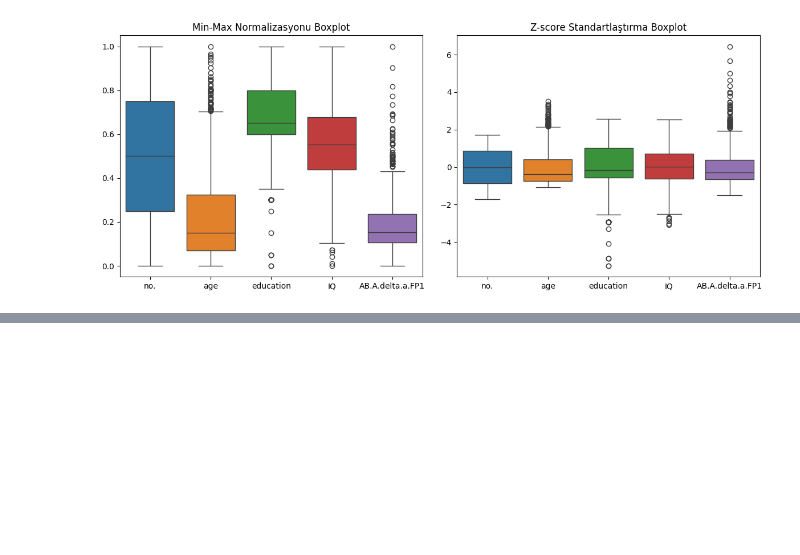
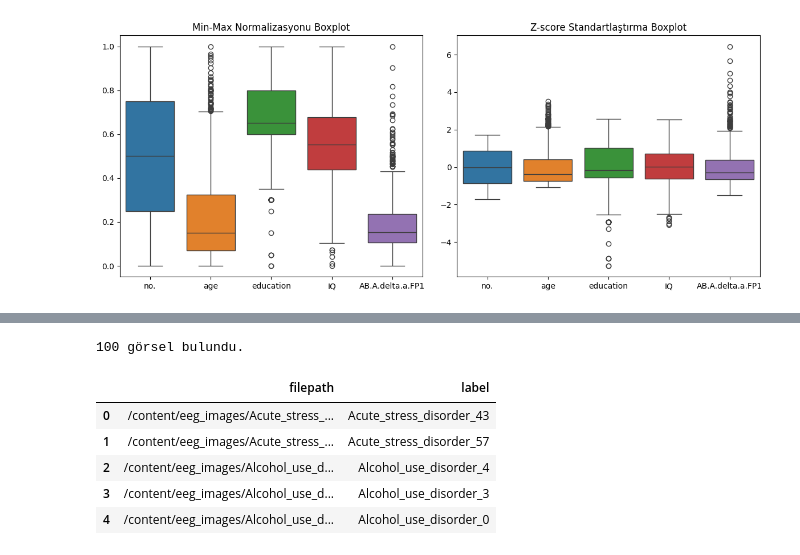
Before and after one commit to snmkrhn/EEG-Sinyalleri-ile-Psikiyatrik-Bozukluklar-n-Tespiti, a Jupyter notebook: EEG_Sinyalleri_ile_Psikiyatrik_Bozuklukların.ipynb, the cells around one changed output, grey strips where cells are left out. Cells and saved outputs as stored; diff of their text form; code cells hidden in the pictures; blank space fills up the shorter version.

```diff
--- a/EEG_Sinyalleri_ile_Psikiyatrik_Bozuklukların.ipynb
+++ b/EEG_Sinyalleri_ile_Psikiyatrik_Bozuklukların.ipynb
@@ -1041,0 +1082,27 @@ plt.show()
+# %%
+import os
+import pandas as pd
+
+# Görsellerin bulunduğu klasör
+image_dir = "/content/eeg_images"  # kendi yoluna göre güncelle
+
+# Dosya yollarını ve etiketleri al
+data = []
+for filename in os.listdir(image_dir):
+    if filename.endswith(".png"):
+        label = filename.split("-")[-1].replace(".png", "").strip()
+        path = os.path.join(image_dir, filename)
+        data.append((path, label))
+
+# DataFrame'e çevir
+df_images = pd.DataFrame(data, columns=["filepath", "label"])
+print(f"{len(df_images)} görsel bulundu.")
+df_images.head()
+# %% [output]
+100 görsel bulundu.
+|  | filepath | label |
+| 0 | /content/eeg_images/Acute_stress_... | Acute_stress_disorder_43 |
+| 1 | /content/eeg_images/Acute_stress_... | Acute_stress_disorder_57 |
+| 2 | /content/eeg_images/Alcohol_use_d... | Alcohol_use_disorder_4 |
+| 3 | /content/eeg_images/Alcohol_use_d... | Alcohol_use_disorder_3 |
+| 4 | /content/eeg_images/Alcohol_use_d... | Alcohol_use_disorder_0 |
```
Also changed, not shown: parts of 6 cells of this notebook.
